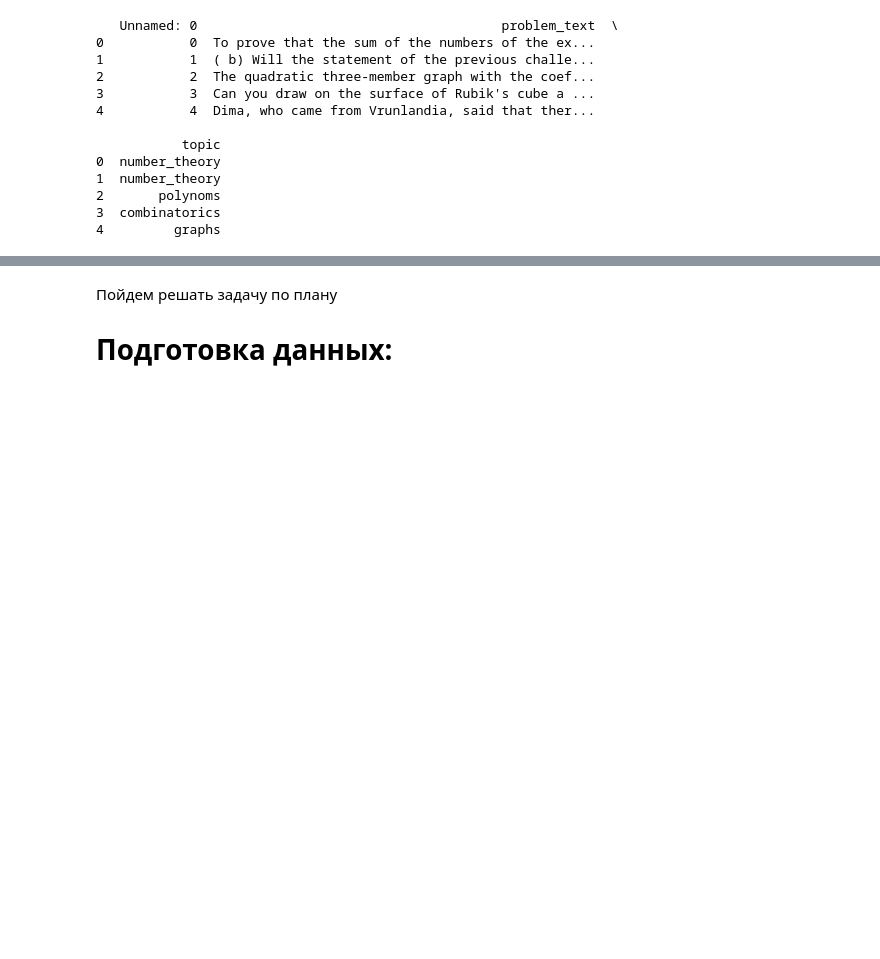
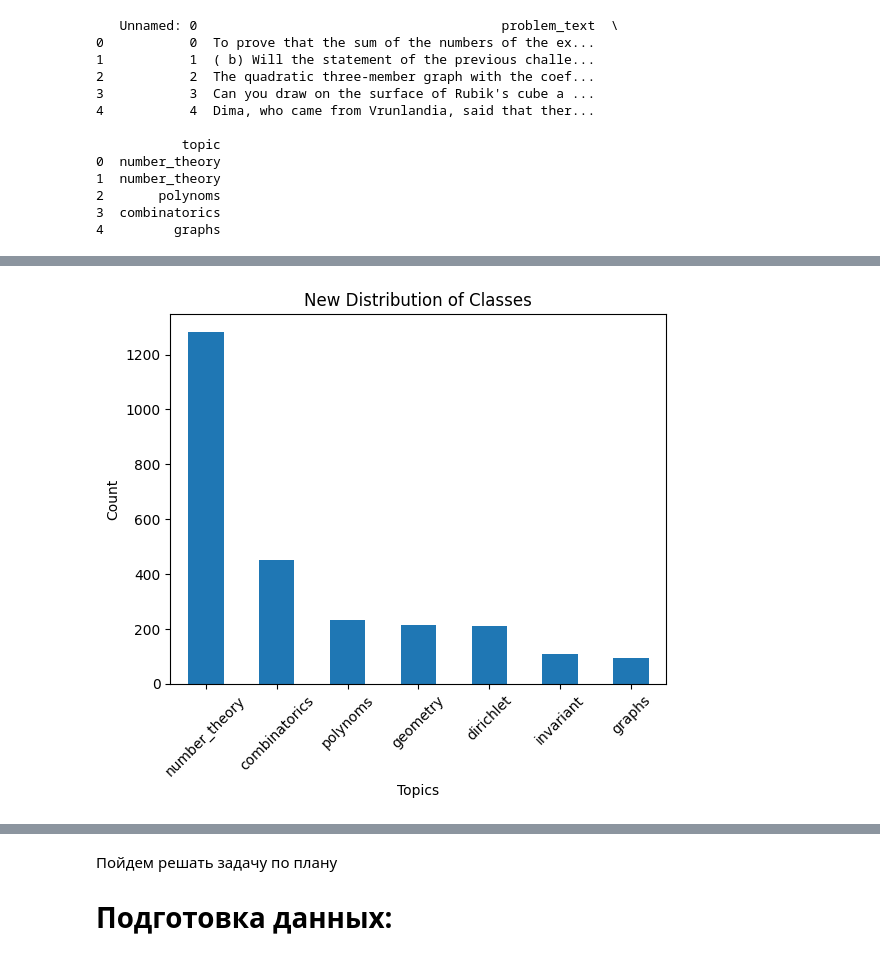
Before and after one commit to syurakshinps/MLDL, a Jupyter notebook: notebook25d0a35e1a.ipynb, the cells around one changed output, grey strips where cells are left out. Cells and saved outputs as stored; diff of their text form; code cells hidden in the pictures; blank space fills up the shorter version.

```diff
--- a/notebook25d0a35e1a.ipynb
+++ b/notebook25d0a35e1a.ipynb
@@ -43,0 +61,6 @@ print(data.head())
+# %%
+# Удаляем дубликаты, оставляя только первые вхождения
+data_no_dupes = data.drop_duplicates(subset=['problem_text'], keep='first')
+
+# Перезаписываем индексы после удаления дубликатов
+data_no_dupes.reset_index(drop=True, inplace=True)
@@ -43,0 +102,14 @@ print(data.head())
+# %%
+from sklearn.model_selection import train_test_split
+
+# Разделение датасета
+train, test_val = train_test_split(data_no_dupes, test_size=0.4, random_state=42)
+val, test = train_test_split(test_val, test_size=0.5, random_state=42)
+
+# Теперь можешь применить аугментацию к train
+# Например, используя библиотеку nlpaug как описано выше
+
+# После аугментации, сохрани все наборы данных для дальнейшего использования
+train.to_csv('train.csv', index=False)
+val.to_csv('val.csv', index=False)
+test.to_csv('test.csv', index=False)
@@ -43,0 +155,12 @@ print(data.head())
+# %%
+import matplotlib.pyplot as plt
+
+class_counts = train['topic'].value_counts()
+class_counts.plot(kind='bar')
+plt.title('New Distribution of Classes')
+plt.xlabel('Topics')
+plt.xticks(rotation=45)
+plt.ylabel('Count')
+plt.show()
+# %% [output]
+[figure, added]
```
Also changed, not shown: parts of 45 cells of this notebook.
